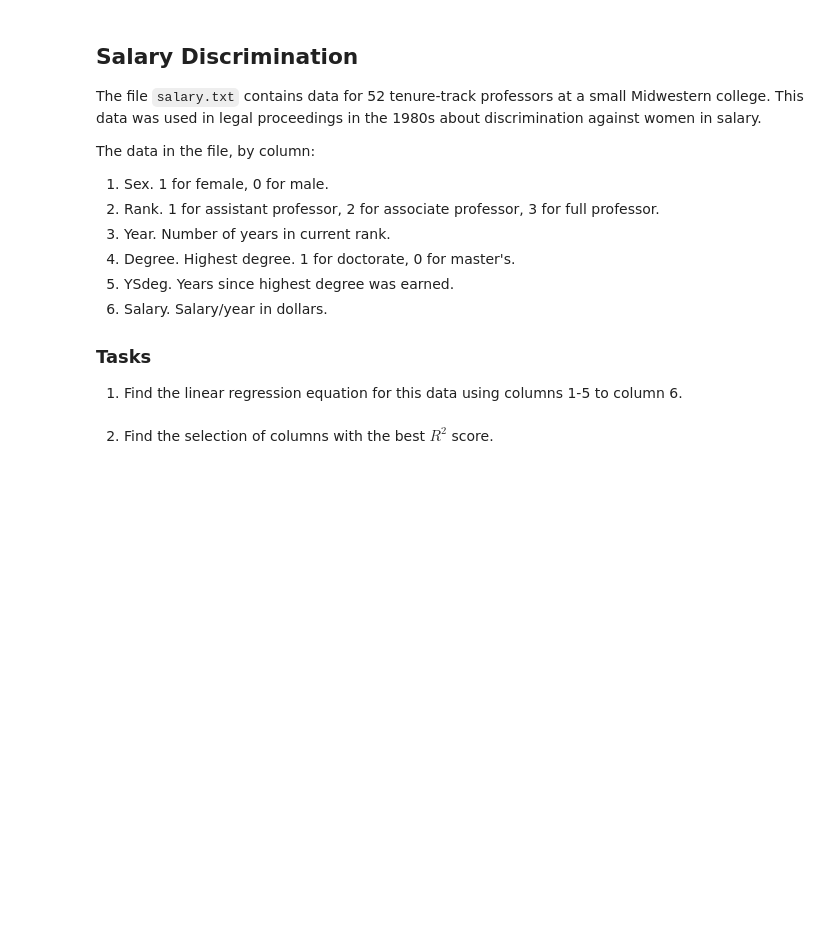
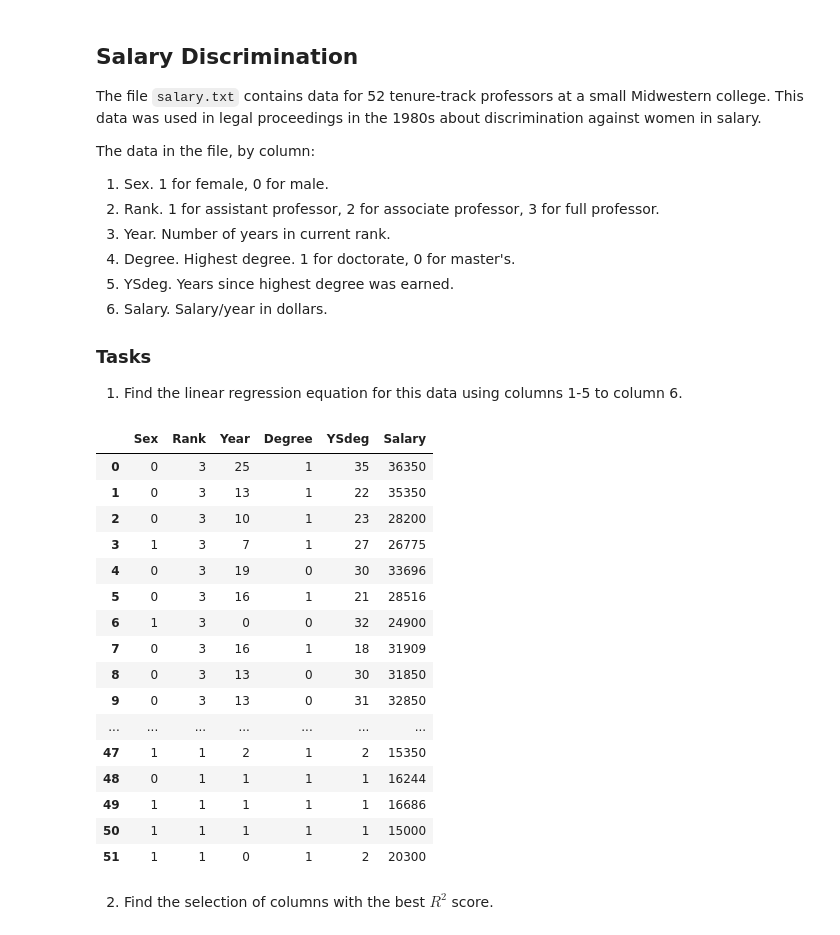
Before and after one commit to kasalak/Linear-Regression, a Jupyter notebook: simple-linear-regression.ipynb, the cells around one changed output. Cells and saved outputs as stored; diff of their text form; code cells hidden in the pictures; blank space fills up the shorter version.

```diff
--- a/simple-linear-regression.ipynb
+++ b/simple-linear-regression.ipynb
@@ -121,6 +121,30 @@ The data in the file, by column:
 ### Tasks
 
 1. Find the linear regression equation for this data using columns 1-5 to column 6.
+# %%
+salary = pd.read_fwf("salary.txt", header=None,
+                 names=["Sex", "Rank", "Year", "Degree", "YSdeg", "Salary"])
+# %%
+get_paid = salary
+#There are too many combinations of columns for me to go through individually; not sure how to proceed.
+# %% [output]
+|  | Sex | Rank | Year | Degree | YSdeg | Salary |
+| 0 | 0 | 3 | 25 | 1 | 35 | 36350 |
+| 1 | 0 | 3 | 13 | 1 | 22 | 35350 |
+| 2 | 0 | 3 | 10 | 1 | 23 | 28200 |
+| 3 | 1 | 3 | 7 | 1 | 27 | 26775 |
+| 4 | 0 | 3 | 19 | 0 | 30 | 33696 |
+| 5 | 0 | 3 | 16 | 1 | 21 | 28516 |
+| 6 | 1 | 3 | 0 | 0 | 32 | 24900 |
+| 7 | 0 | 3 | 16 | 1 | 18 | 31909 |
+| 8 | 0 | 3 | 13 | 0 | 30 | 31850 |
+| 9 | 0 | 3 | 13 | 0 | 31 | 32850 |
+| ... | ... | ... | ... | ... | ... | ... |
+| 47 | 1 | 1 | 2 | 1 | 2 | 15350 |
+| 48 | 0 | 1 | 1 | 1 | 1 | 16244 |
+| 49 | 1 | 1 | 1 | 1 | 1 | 16686 |
+| 50 | 1 | 1 | 1 | 1 | 1 | 15000 |
+| 51 | 1 | 1 | 0 | 1 | 2 | 20300 |
 # %% [markdown]
 2. Find the selection of columns with the best $R^2$ score.
 # %% [markdown]
```
Also changed, not shown: parts of 1 cell of this notebook.
